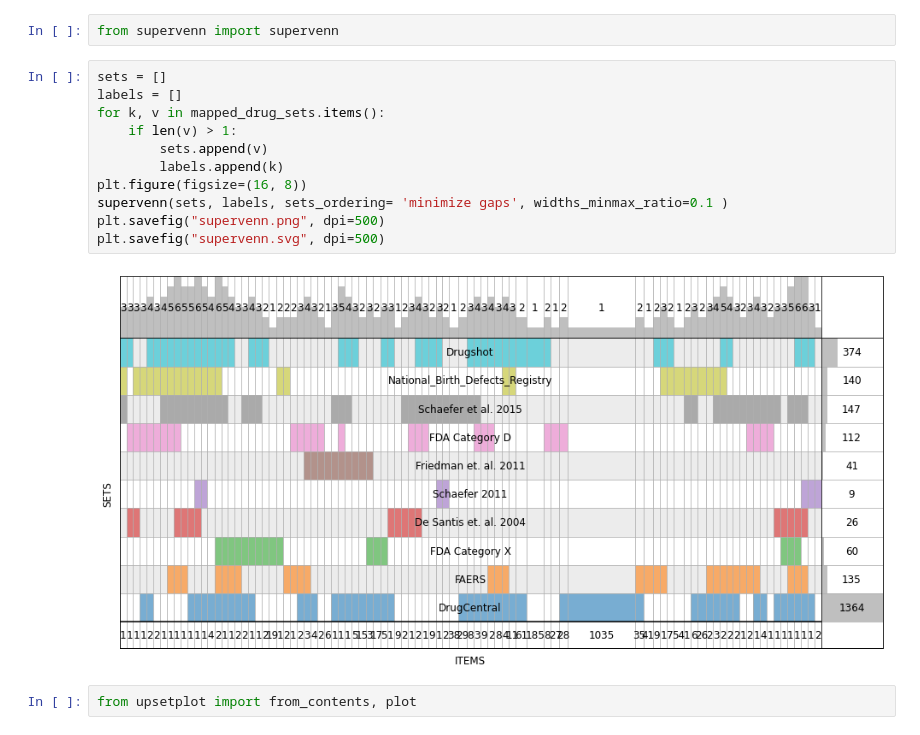
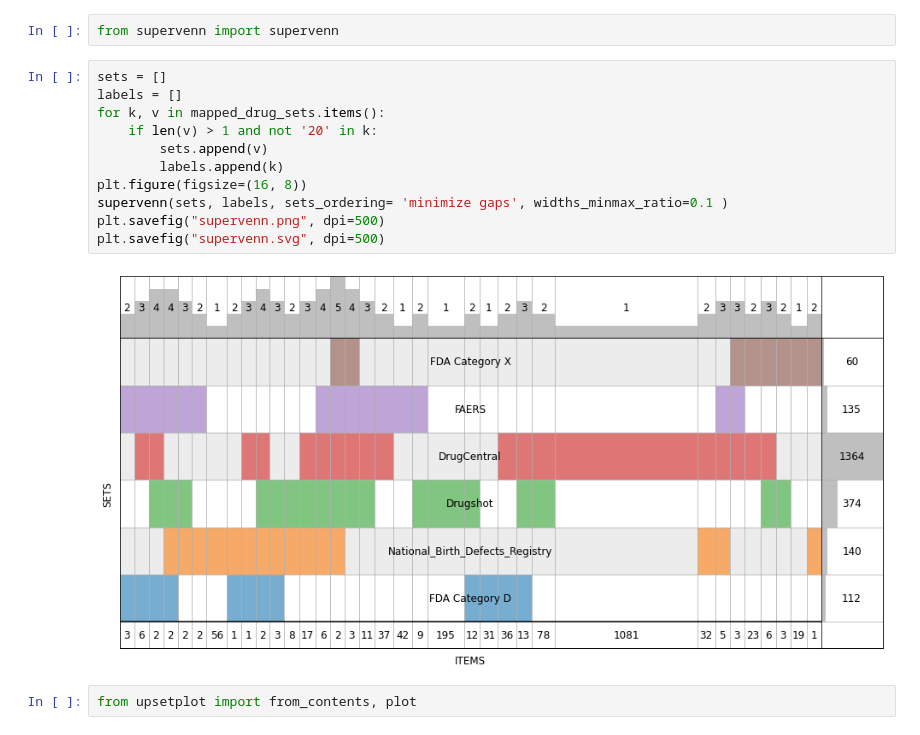
Before and after one commit to MaayanLab/Reprotox-KG, a Jupyter notebook: notebooks/DMT/combined.ipynb, the cells around one changed output. Drawn from its saved outputs; the diff is of its cells as text.

```diff
--- a/notebooks/DMT/combined.ipynb
+++ b/notebooks/DMT/combined.ipynb
@@ -203,16 +203,16 @@ from supervenn import supervenn
 # %%
 sets = []
 labels = []
 for k, v in mapped_drug_sets.items():
-    if len(v) > 1:
+    if len(v) > 1 and not '20' in k:
         sets.append(v)
         labels.append(k)
 plt.figure(figsize=(16, 8))
 supervenn(sets, labels, sets_ordering= 'minimize gaps', widths_minmax_ratio=0.1 )
 plt.savefig("supervenn.png", dpi=500)
 plt.savefig("supervenn.svg", dpi=500)
 # %% [output]
-[figure, old version]
+[figure, new version]
 # %%
 from upsetplot import from_contents, plot
 # %%
```
Also changed, not shown: 2 other files.
